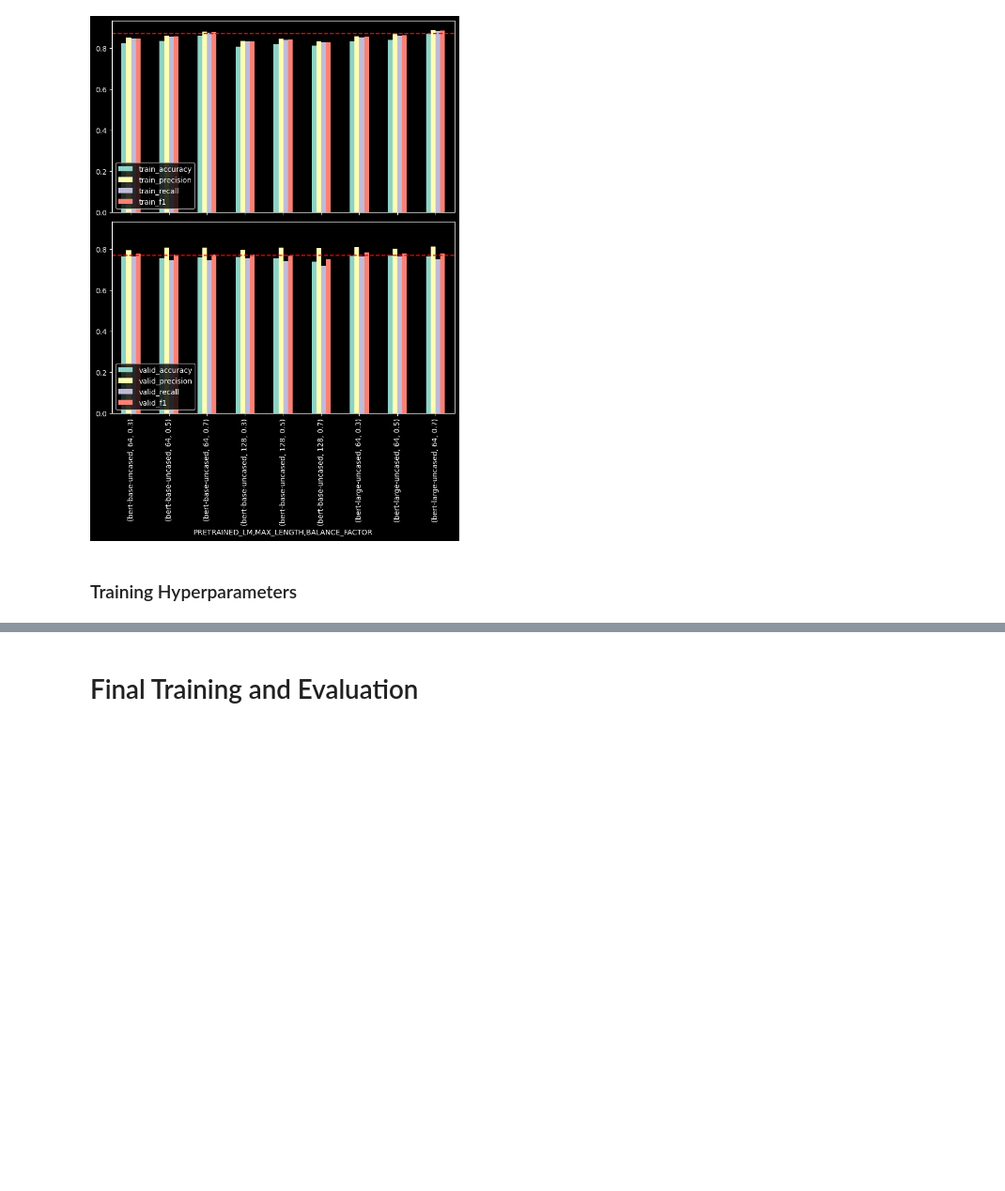
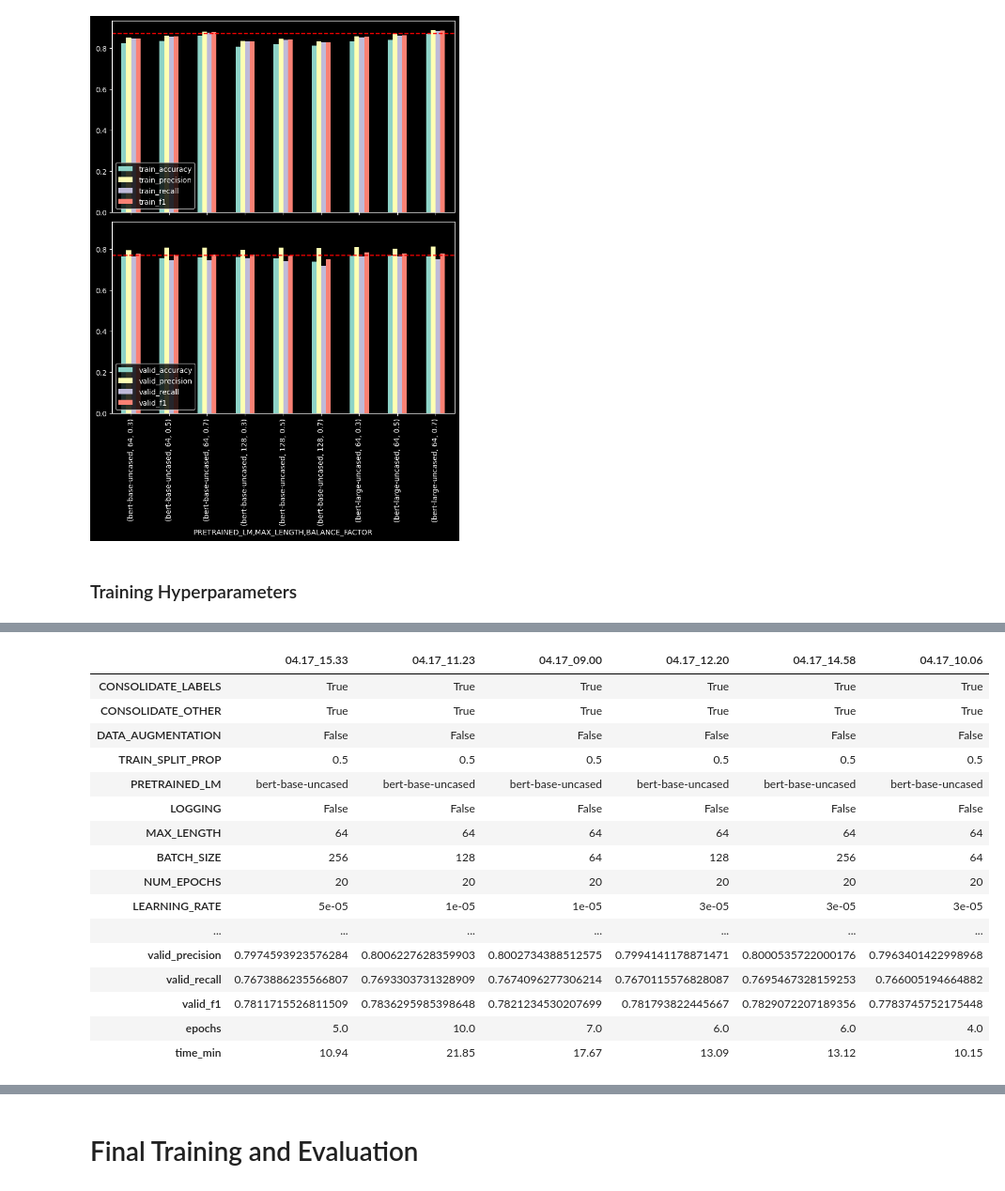
Before and after one commit to kac624/headlines, a Jupyter notebook: overview.ipynb, the cells around one changed output, grey strips where cells are left out. Shown at 94% size. Saved outputs shown, nothing was run; the diff lists cells and outputs as text; code cells hidden in the pictures; blank space fills up the shorter version.

Commit message:
tuning + final eval
also added random seed as a config param

```diff
--- a/overview.ipynb
+++ b/overview.ipynb
@@ -537,8 +569,8 @@ plt.show()
 with open('scripts/_config.json', 'r') as f:
     config = json.load(f)
 
-config['PREPROCESS_FOR_TUNING'] = False
-config['PREPROCESS_ONLY_ONCE'] = None
+config['PREPROCESS_FOR_TUNING'] = True
+config['PREPROCESS_ONLY_ONCE'] = True
 
 with open('scripts/_config.json', 'w') as f:
     json.dump(config, f, indent=4)
@@ -572,7 +622,25 @@ with open('scripts/_hp_grid.json', 'w') as f:
 # %%
-log_file = 'tuning_results_04.03_train_params'
+log_file = 'tuning_results_training_hps' ### REQUIRES MANUAL UPDATE ###
 results = pd.read_csv(f'logs/{log_file}.csv', index_col=0).transpose()
 results.sort_values('valid_accuracy', ascending=False).head(6).transpose()
+# %% [output]
+|  | 04.17_15.33 | 04.17_11.23 | 04.17_09.00 | 04.17_12.20 | 04.17_14.58 | 04.17_10.06 |
+| CONSOLIDATE_LABELS | True | True | True | True | True | True |
+| CONSOLIDATE_OTHER | True | True | True | True | True | True |
+| DATA_AUGMENTATION | False | False | False | False | False | False |
+| TRAIN_SPLIT_PROP | 0.5 | 0.5 | 0.5 | 0.5 | 0.5 | 0.5 |
+| PRETRAINED_LM | bert-base-uncased | bert-base-uncased | bert-base-uncased | bert-base-uncased | bert-base-uncased | bert-base-uncased |
+| LOGGING | False | False | False | False | False | False |
+| MAX_LENGTH | 64 | 64 | 64 | 64 | 64 | 64 |
+| BATCH_SIZE | 256 | 128 | 64 | 128 | 256 | 64 |
+| NUM_EPOCHS | 20 | 20 | 20 | 20 | 20 | 20 |
+| LEARNING_RATE | 5e-05 | 1e-05 | 1e-05 | 3e-05 | 3e-05 | 3e-05 |
+| ... | ... | ... | ... | ... | ... | ... |
+| valid_precision | 0.7974593923576284 | 0.8006227628359903 | 0.8002734388512575 | 0.7994141178871471 | 0.8000535722000176 | 0.7963401422998968 |
+| valid_recall | 0.7673886235566807 | 0.7693303731328909 | 0.7674096277306214 | 0.7670115576828087 | 0.7695467328159253 | 0.766005194664882 |
+| valid_f1 | 0.7811715526811509 | 0.7836295985398648 | 0.7821234530207699 | 0.781793822445667 | 0.7829072207189356 | 0.7783745752175448 |
+| epochs | 5.0 | 10.0 | 7.0 | 6.0 | 6.0 | 4.0 |
+| time_min | 10.94 | 21.85 | 17.67 | 13.09 | 13.12 | 10.15 |
 # %%
 result_cols = [
     'train_accuracy', 'valid_accuracy', 'train_precision', 'valid_precision',
```
Also changed, not shown: parts of 13 cells of this notebook, 13 other files.
